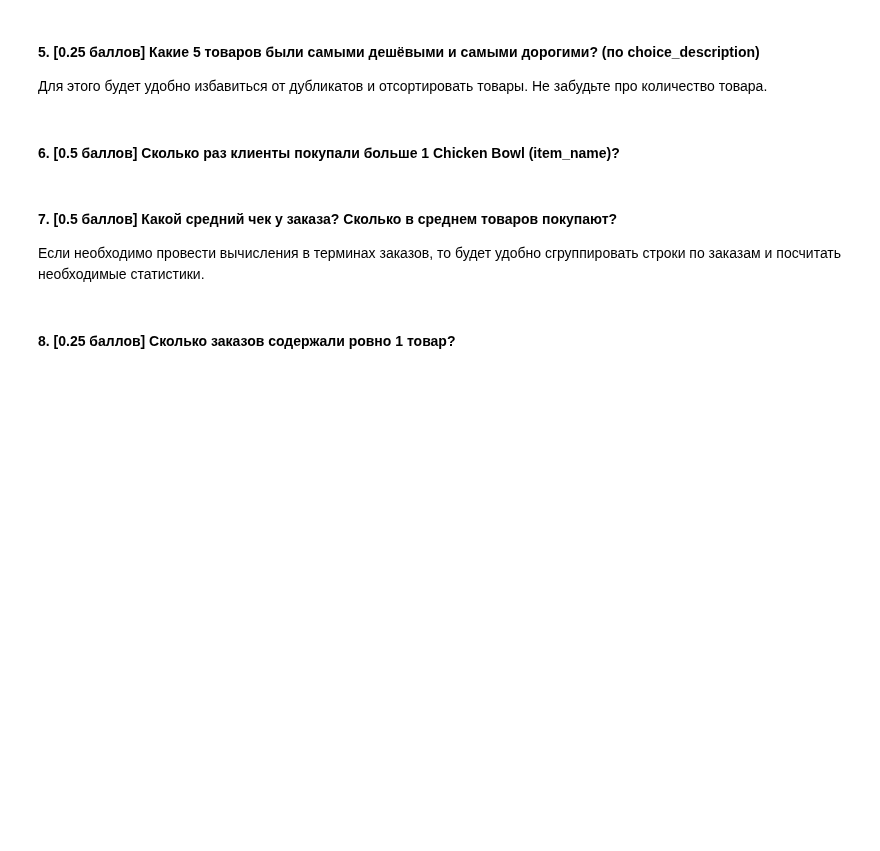
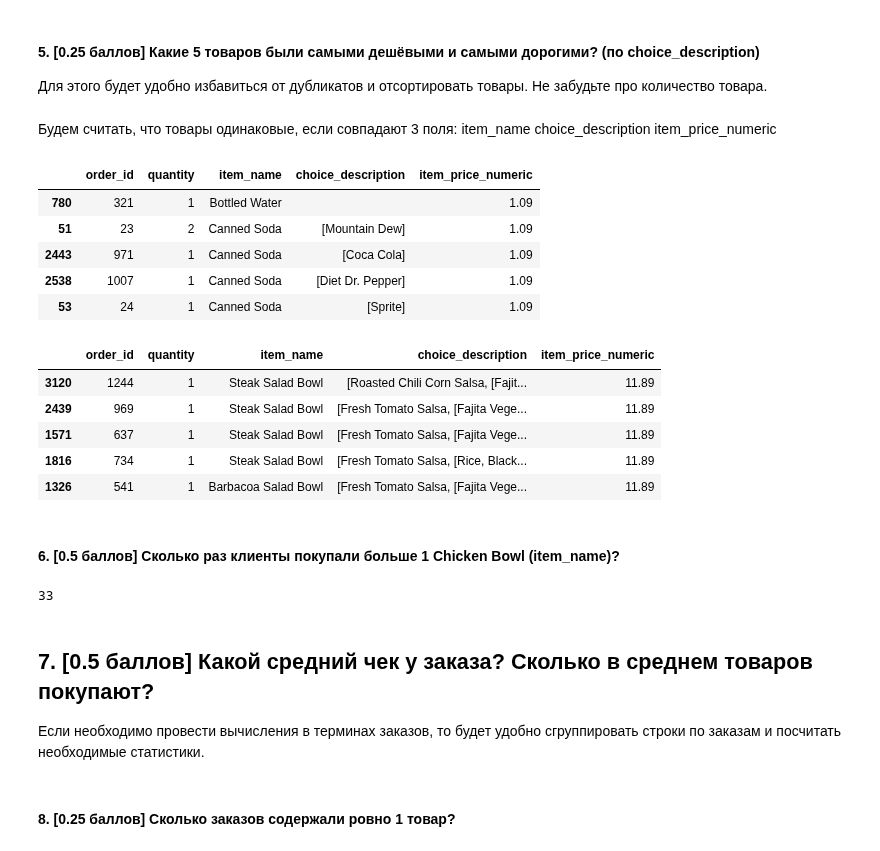
Before and after one commit to Mikhail-off/ML2018, a Jupyter notebook: HW1/homework-practice-01.ipynb, the cells around one changed output. Cells and saved outputs as stored; diff of their text form; code cells hidden in the pictures; blank space fills up the shorter version.

```diff
--- a/HW1/homework-practice-01.ipynb
+++ b/HW1/homework-practice-01.ipynb
@@ -237,5 +240,26 @@ display(df[:10])
 #### 5. [0.25 баллов] Какие 5 товаров были самыми дешёвыми и самыми дорогими? (по choice_description)
 
 Для этого будет удобно избавиться от дубликатов и отсортировать товары. Не забудьте про количество товара.
+# %% [markdown]
+Будем считать, что товары одинаковые, если совпадают 3 поля: item_name	choice_description	item_price_numeric
+# %%
+df = df.drop_duplicates()
+df = df.sort_values('item_price_numeric')
+sorted_df_by_price = df.drop_duplicates(df.columns.values[-3:])
+display(sorted_df_by_price[:5])
+display(sorted_df_by_price[-5:])
+# %% [output]
+|  | order_id | quantity | item_name | choice_description | item_price_numeric |
+| 780 | 321 | 1 | Bottled Water |  | 1.09 |
+| 51 | 23 | 2 | Canned Soda | [Mountain Dew] | 1.09 |
+| 2443 | 971 | 1 | Canned Soda | [Coca Cola] | 1.09 |
+| 2538 | 1007 | 1 | Canned Soda | [Diet Dr. Pepper] | 1.09 |
+| 53 | 24 | 1 | Canned Soda | [Sprite] | 1.09 |
+|  | order_id | quantity | item_name | choice_description | item_price_numeric |
+| 3120 | 1244 | 1 | Steak Salad Bowl | [Roasted Chili Corn Salsa, [Fajit... | 11.89 |
+| 2439 | 969 | 1 | Steak Salad Bowl | [Fresh Tomato Salsa, [Fajita Vege... | 11.89 |
+| 1571 | 637 | 1 | Steak Salad Bowl | [Fresh Tomato Salsa, [Fajita Vege... | 11.89 |
+| 1816 | 734 | 1 | Steak Salad Bowl | [Fresh Tomato Salsa, [Rice, Black... | 11.89 |
+| 1326 | 541 | 1 | Barbacoa Salad Bowl | [Fresh Tomato Salsa, [Fajita Vege... | 11.89 |
 # %% [markdown]
 #### 6. [0.5 баллов] Сколько раз клиенты покупали больше 1 Chicken Bowl (item_name)?
@@ -244,4 +266,9 @@ display(df[:10])
+# %%
+chicken_df = df.loc[df['item_name'] == 'Chicken Bowl']
+(chicken_df['quantity'] > 1).sum()
+# %% [output]
+33
 # %% [markdown]
-#### 7. [0.5 баллов] Какой средний чек у заказа? Сколько в среднем товаров покупают?
+## 7. [0.5 баллов] Какой средний чек у заказа? Сколько в среднем товаров покупают?
 
 Если необходимо провести вычисления в терминах заказов, то будет удобно сгруппировать строки по заказам и посчитать необходимые статистики.
```
Also changed, not shown: parts of 7 cells of this notebook.
